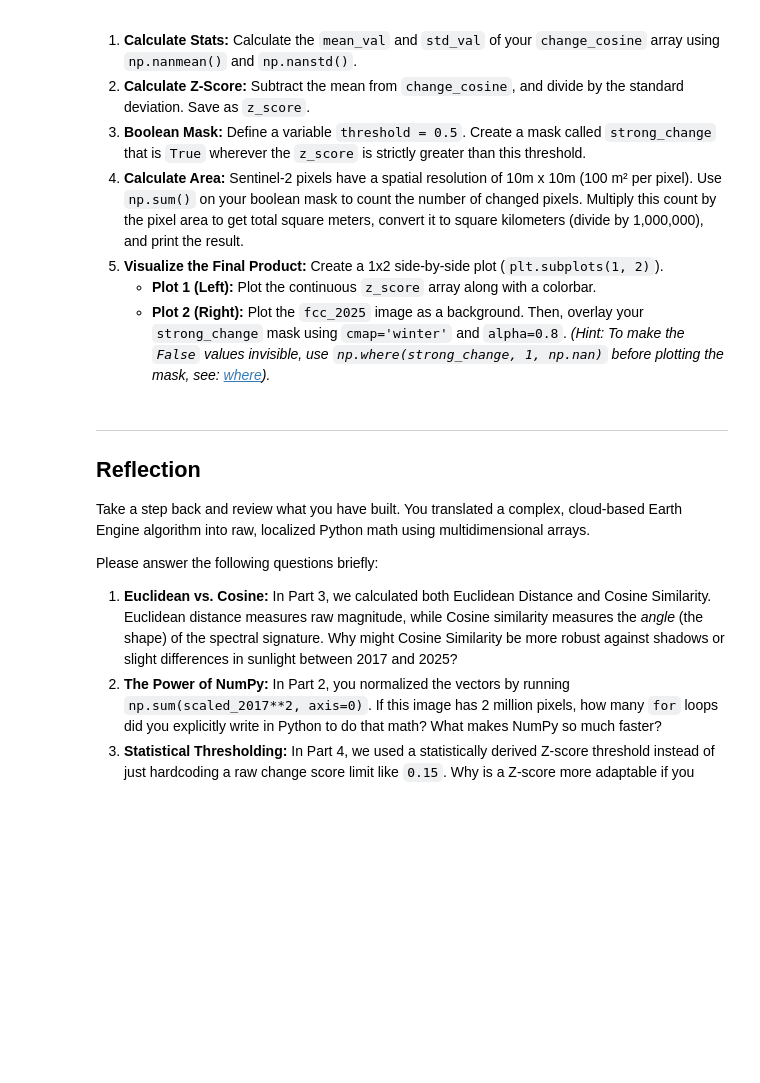
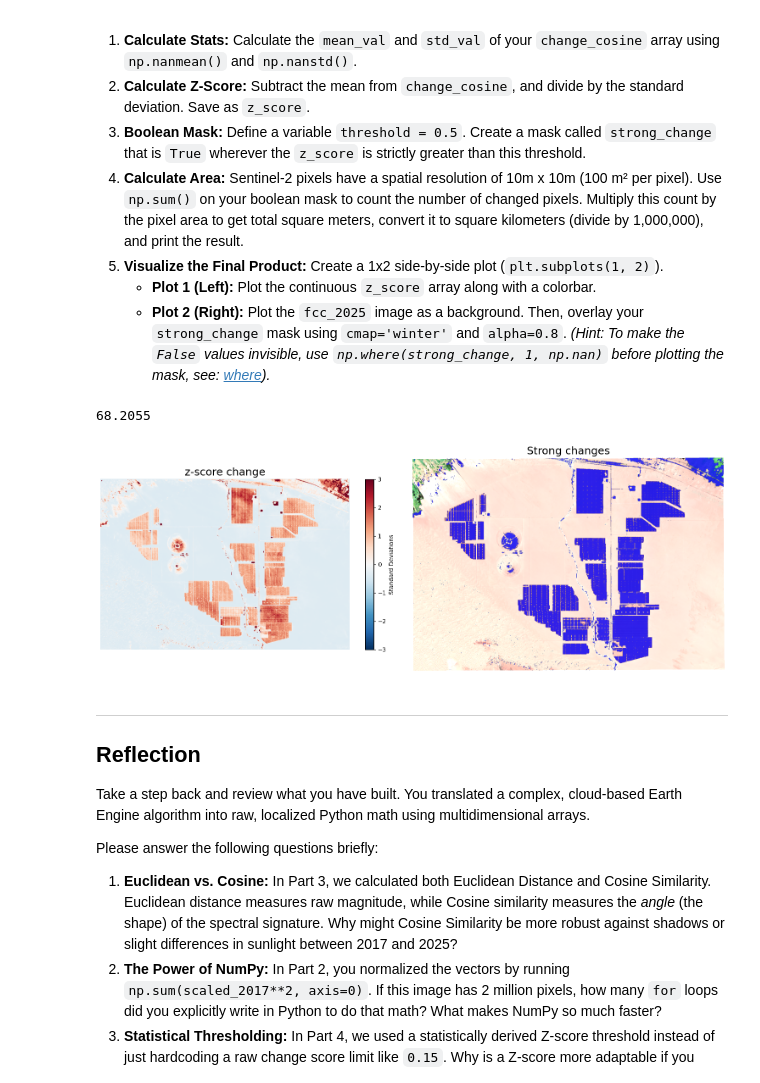
Before and after one commit to jo1266/Programming_with_spatial_data, a Jupyter notebook: course/09_practical_L9.ipynb, the cells around one changed output. Cells and saved outputs as stored; diff of their text form; code cells hidden in the pictures; blank space fills up the shorter version.

```diff
--- a/course/09_practical_L9.ipynb
+++ b/course/09_practical_L9.ipynb
@@ -177,6 +264,41 @@ Instead of guessing, we will use statistics. We will calculate the mean and stan
     * **Plot 2 (Right):** Plot the `fcc_2025` image as a background. Then, overlay your `strong_change` mask using `cmap='winter'` and `alpha=0.8`. *(Hint: To make the `False` values invisible, use `np.where(strong_change, 1, np.nan)` before plotting the mask, see: [where](https://numpy.org/devdocs/reference/generated/numpy.where.html#)).*
 # %%
 # Write your code here
+
+mean_val = np.nanmean(change_cosine)
+std_val = np.nanstd(change_cosine)
+
+z_score = (change_cosine - mean_val) / std_val
+
+threshold = 0.5
+
+strong_change = z_score > threshold
+
+area = np.sum(strong_change)*100/1000000
+print(area)
+
+plot_mask = np.where(strong_change, 1, np.nan)
+
+# Create the 1x3 subplot comparison
+fig, axes = plt.subplots(1, 2, figsize=(15, 7))
+
+# Plot z-score
+im = axes[0].imshow(z_score, cmap='RdBu_r', vmin=-3, vmax=3)
+axes[0].set_title("z-score change", fontsize=18)
+axes[0].axis("off")
+fig.colorbar(im, ax=axes[0], shrink=0.6, label='Standard Deviations')
+
+# Plot 2023 FCC
+axes[1].imshow(fcc_25)
+axes[1].imshow(plot_mask, cmap='winter', alpha=0.8)
+axes[1].set_title("Strong changes", fontsize=18)
+axes[1].axis("off")
+
+plt.tight_layout()
+plt.show()
+# %% [output]
+68.2055
+[figure, added]
 # %% [markdown]
 ---
 
```
Also changed, not shown: parts of 4 cells of this notebook, 6 other files.
